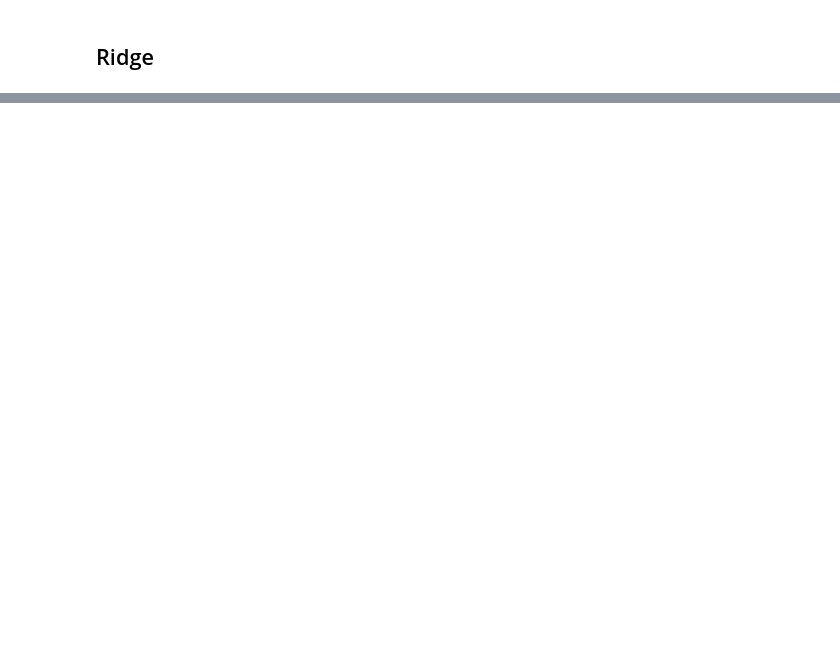
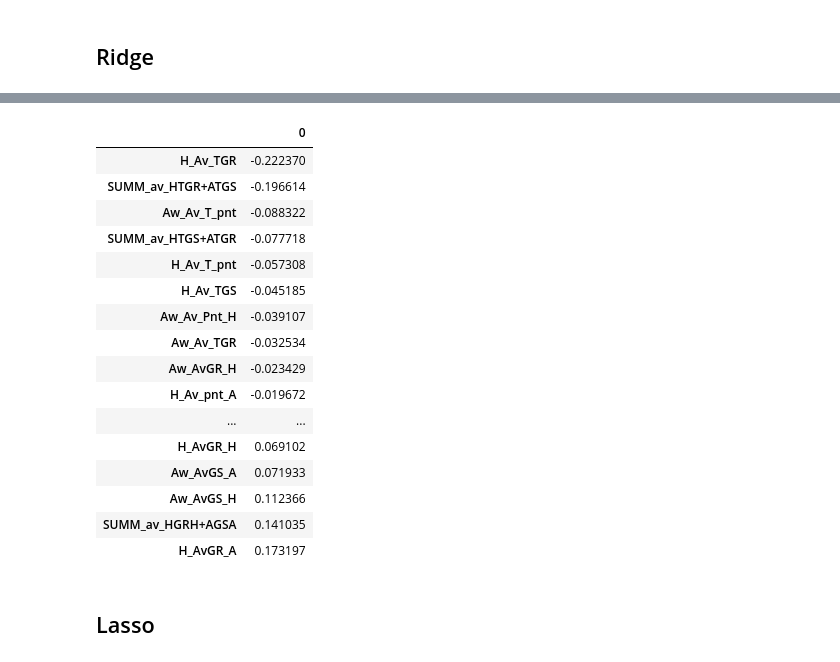
Before and after one commit to hh1713/football_machine, a Jupyter notebook: notebooks/final_project_Ridge_Lasso.ipynb, the cells around one changed output, grey strips where cells are left out. Drawn from its saved outputs; the diff is of its cells as text; code cells hidden in the pictures; blank space fills up the shorter version.

```diff
--- a/notebooks/final_project_Ridge_Lasso.ipynb
+++ b/notebooks/final_project_Ridge_Lasso.ipynb
@@ -378,0 +402,23 @@ for i in X.columns:
+# %%
+ridge_df = ridge(1, X, y)
+pd.DataFrame(ridge_df.loc[0]).sort(0)
+# %% [output]
+|  | 0 |
+| H_Av_TGR | -0.222370 |
+| SUMM_av_HTGR+ATGS | -0.196614 |
+| Aw_Av_T_pnt | -0.088322 |
+| SUMM_av_HTGS+ATGR | -0.077718 |
+| H_Av_T_pnt | -0.057308 |
+| H_Av_TGS | -0.045185 |
+| Aw_Av_Pnt_H | -0.039107 |
+| Aw_Av_TGR | -0.032534 |
+| Aw_AvGR_H | -0.023429 |
+| H_Av_pnt_A | -0.019672 |
+| ... | ... |
+| H_AvGR_H | 0.069102 |
+| Aw_AvGS_A | 0.071933 |
+| Aw_AvGS_H | 0.112366 |
+| SUMM_av_HGRH+AGSA | 0.141035 |
+| H_AvGR_A | 0.173197 |
+# %% [markdown]
+## Lasso
```
Also changed, not shown: parts of 32 cells of this notebook, 10 other files.
